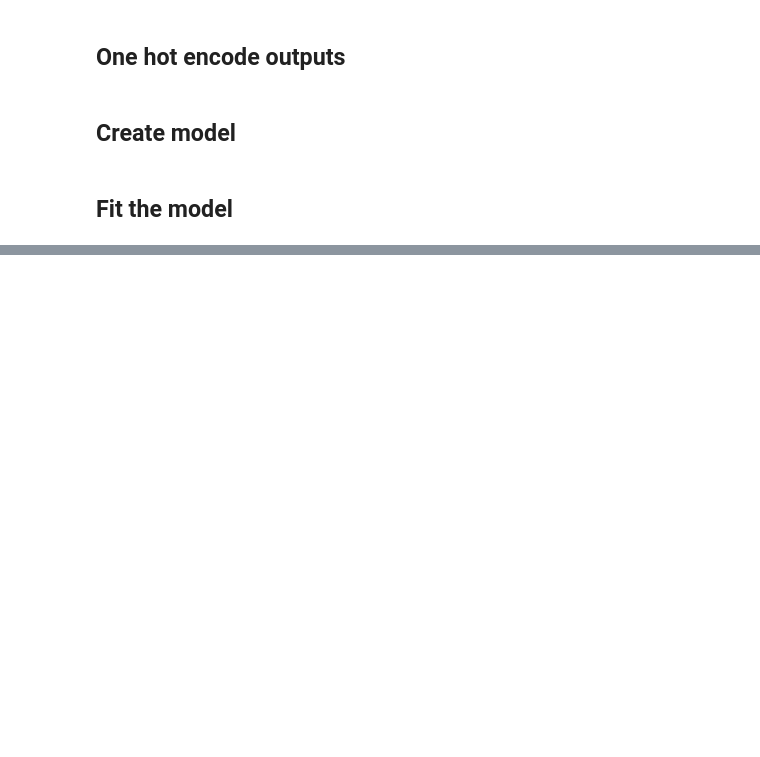
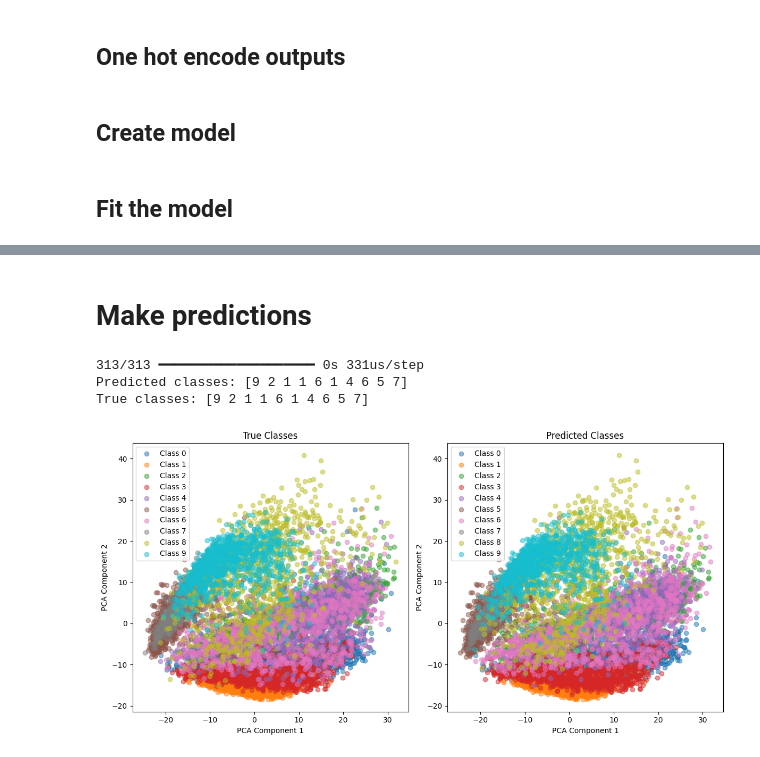
Before and after one commit to vishesh9131/CipherSchool, a Jupyter notebook: Lec34Classifier.ipynb, the cells around one changed output, grey strips where cells are left out. Cells and saved outputs as stored; diff of their text form; code cells hidden in the pictures; blank space fills up the shorter version.

```diff
--- a/Lec34Classifier.ipynb
+++ b/Lec34Classifier.ipynb
@@ -161,0 +201,58 @@ Epoch 10/10
+# %% [markdown]
+# **Make predictions**
+# %%
+# Make predictions on the test set
+predictions = model.predict(X_test)
+# Convert predictions to class labels
+predicted_classes = predictions.argmax(axis=1)
+# Convert one-hot encoded test labels to class labels
+true_classes = y_test.argmax(axis=1)
+# Print the first 10 predictions
+print(f'Predicted classes: {predicted_classes[:10]}')
+print(f'True classes: {true_classes[:10]}')
+# %% [output]
+313/313 ━━━━━━━━━━━━━━━━━━━━ 0s 331us/step
+Predicted classes: [9 2 1 1 6 1 4 6 5 7]
+True classes: [9 2 1 1 6 1 4 6 5 7]
+# %%
+import matplotlib.pyplot as plt
+import numpy as np
+from sklearn.decomposition import PCA
+from sklearn.preprocessing import StandardScaler
+
+# Assuming `true_classes` and `predicted_classes` are already defined
+# and `X_test` is the test dataset
+
+# Standardize the data
+scaler = StandardScaler()
+X_test_scaled = scaler.fit_transform(X_test.reshape(X_test.shape[0], -1))
+
+# Reduce dimensions to 2D using PCA
+pca = PCA(n_components=2)
+X_test_pca = pca.fit_transform(X_test_scaled)
+
+# Plotting the true classes
+plt.figure(figsize=(12, 6))
+plt.subplot(1, 2, 1)
+for i in range(10):
+    indices = np.where(true_classes == i)
+    plt.scatter(X_test_pca[indices, 0], X_test_pca[indices, 1], label=f'Class {i}', alpha=0.5)
+plt.title('True Classes')
+plt.xlabel('PCA Component 1')
+plt.ylabel('PCA Component 2')
+plt.legend()
+
+# Plotting the predicted classes
+plt.subplot(1, 2, 2)
+for i in range(10):
+    indices = np.where(predicted_classes == i)
+    plt.scatter(X_test_pca[indices, 0], X_test_pca[indices, 1], label=f'Class {i}', alpha=0.5)
+plt.title('Predicted Classes')
+plt.xlabel('PCA Component 1')
+plt.ylabel('PCA Component 2')
+plt.legend()
+
+plt.tight_layout()
+plt.show()
+# %% [output]
+[figure, added]
```
Also changed, not shown: parts of 9 cells of this notebook.
